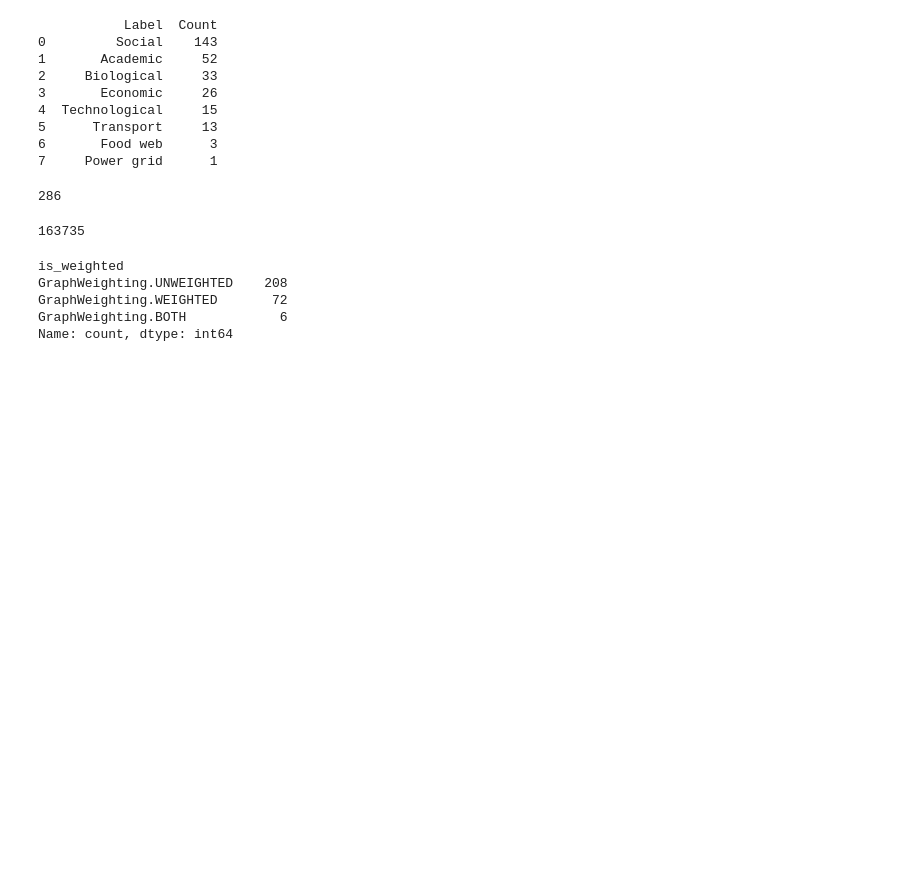
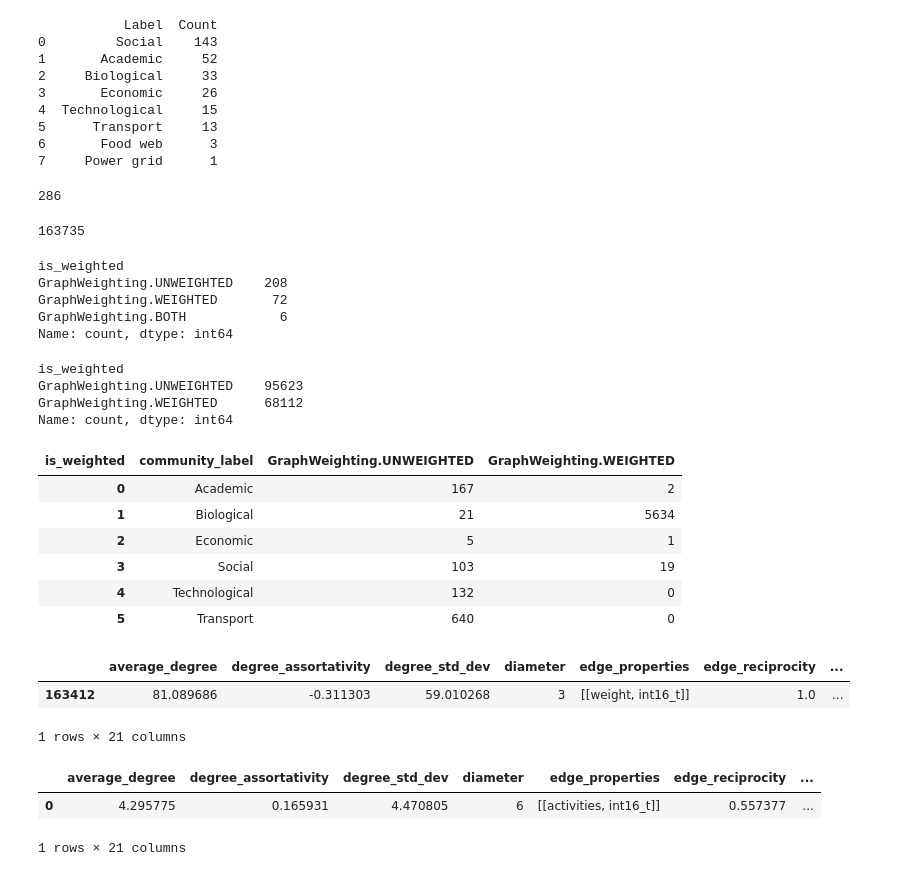
Before and after one commit to bittenradish/thesis_fractal_complex_networks, a Jupyter notebook: source/1_Netzschleuder_statistics.ipynb, the cells around one changed output. Drawn from its saved outputs; the diff is of its cells as text; code cells hidden in the pictures; blank space fills up the shorter version.

Commit message:
Added temp pipeline (working only with weights)

```diff
--- a/source/1_Netzschleuder_statistics.ipynb
+++ b/source/1_Netzschleuder_statistics.ipynb
@@ -345,7 +341,7 @@ manual_graph_weighting_dict = {
     "sp_high_school/survey" : GraphWeighting.UNWEIGHTED,
     "sp_high_school/facebook" : GraphWeighting.UNWEIGHTED,
     "sp_high_school/proximity" : GraphWeighting.WEIGHTED,
-    "sp_high_school/survey" : GraphWeighting.UNWEIGHTED,
+    "sp_high_school/diaries" : GraphWeighting.WEIGHTED,
 }
 # %%
 manual_dataset_weighting_dict = {
@@ -377,8 +373,3 @@ manual_dataset_weighting_dict = {
     "sp_colocation" : GraphWeighting.UNWEIGHTED,
     "sp_high_school" : GraphWeighting.BOTH,
 }
-# %%
-def manual_weight_mapping(entity, dict):
-    if (entity['name'] in dict):
-        entity['is_weighted'] = dict[entity['name']]
-    return entity
@@ -1045,3 +1057,57 @@ def count_community_timestamp_tag(dataset):
 count_community_weighting_types(ns_dataset_weighting).to_csv('community_weighting_types.csv')
 # %%
 count_community_timestamp_tag(ns_dataset).to_csv('community_timestamp_tag.csv')
+# %%
+ns_graph_info_df_weighting = ns_graph_info_df_weighting.apply(
+    manual_weight_mapping, args=(manual_graph_weighting_dict, True,), axis=1)
+# %%
+ns_graph_info_df_weighting['is_weighted'].value_counts()
+# %% [output]
+is_weighted
+GraphWeighting.UNWEIGHTED    95623
+GraphWeighting.WEIGHTED      68112
+Name: count, dtype: int64
+# %%
+def map_n_filter_network_info_to_community_func(network_info_df, ds_weighting):
+    temp_labeled = network_info_df.copy()
+
+# & (temp_labeled['is_directed'] == False)
+    temp_labeled = temp_labeled[(temp_labeled['num_vertices'] >= 10000)]
+
+    temp_labeled['ds_name'] = temp_labeled['name'].str.split('/').str[0]
+
+    temp_ds = ds_weighting.copy()
+
+    temp_ds_indexed = temp_ds.set_index('name')
+
+    temp_labeled['community_label'] = temp_labeled['ds_name'].map(
+        temp_ds_indexed['community_label'])
+    community_filter = ['Social'
+                        # , 'Economic'
+                        # , 'Academic'
+                        ]
+    # result = temp_labeled[(temp_labeled['community_label'].apply(lambda x: x in community_filter)) & (temp_labeled['is_weighted'] == GraphWeighting.WEIGHTED) & (temp_labeled['is_bipartite'] == False)]
+    # result = temp_labeled[(temp_labeled['community_label'].apply(lambda x: x in community_filter)) & (temp_labeled['is_weighted'] != GraphWeighting.UNKNOWN) & (temp_labeled['is_bipartite'] == False)]
+    result = temp_labeled[(temp_labeled['ds_name'] != 'add_health') & (
+        temp_labeled['is_bipartite'] == False)]
+
+    # result = temp_labeled[temp_labeled['is_bipartite'] == False]
+    return result
+
+
+# for name in temp_func()['name']:
+#     print(name)
+count_community_weighting_types(
+    map_n_filter_network_info_to_community_func(
+        ns_graph_info_df_weighting,
+        ns_dataset_weighting
+    )
+)
+# %% [output]
+| is_weighted | community_label | GraphWeighting.UNWEIGHTED | GraphWeighting.WEIGHTED |
+| 0 | Academic | 167 | 2 |
+| 1 | Biological | 21 | 5634 |
+| 2 | Economic | 5 | 1 |
+| 3 | Social | 103 | 19 |
+| 4 | Technological | 132 | 0 |
+| 5 | Transport | 640 | 0 |
@@ -1047,0 +1119,12 @@ count_community_timestamp_tag(ns_dataset).to_csv('community_timestamp_tag.csv')
+# %%
+ns_graph_info_df_weighting[ns_graph_info_df_weighting['name'] == 'us_congress/H93']
+# %% [output]
+|  | average_degree | degree_assortativity | degree_std_dev | diameter | edge_properties | edge_reciprocity | ... |
+| 163412 | 81.089686 | -0.311303 | 59.010268 | 3 | [[weight, int16_t]] | 1.0 | ... |
+1 rows × 21 columns
+# %%
+ns_graph_info_df_weighting[ns_graph_info_df_weighting['name'] == 'add_health/comm1']
+# %% [output]
+|  | average_degree | degree_assortativity | degree_std_dev | diameter | edge_properties | edge_reciprocity | ... |
+| 0 | 4.295775 | 0.165931 | 4.470805 | 6 | [[activities, int16_t]] | 0.557377 | ... |
+1 rows × 21 columns
```
Also changed, not shown: parts of 5 cells of this notebook, 2 other files.
